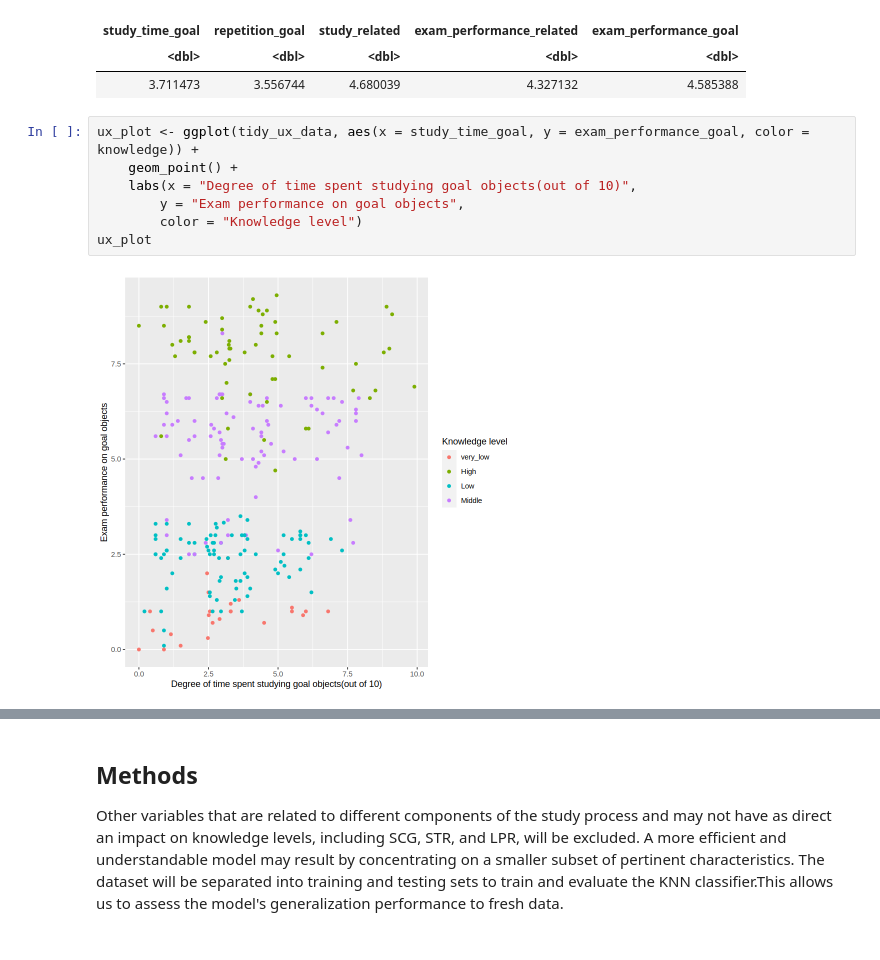
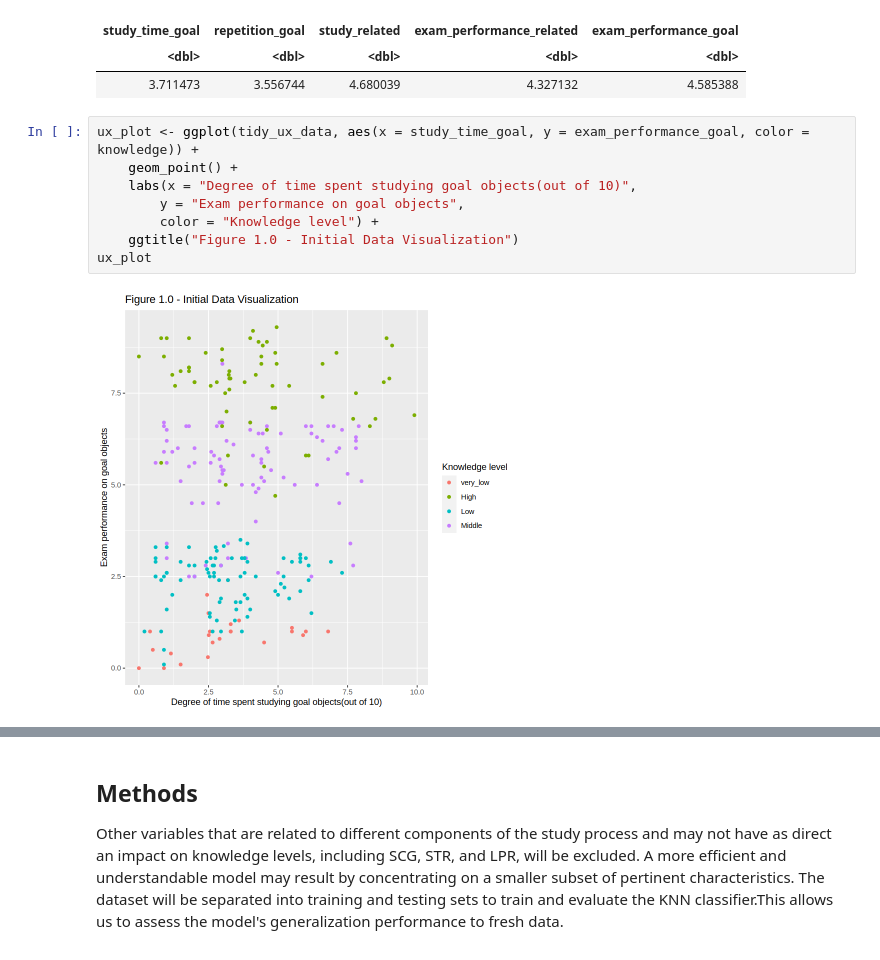
Before and after one commit to naomi-ng/DSCI100group_project, a Jupyter notebook: group_proposal.ipynb, the cells around one changed output, grey strips where cells are left out. Drawn from its saved outputs; the diff is of its cells as text.

Commit message:
Data Analysis and Visualization

```diff
--- a/group_proposal.ipynb
+++ b/group_proposal.ipynb
@@ -89,9 +95,10 @@ A tibble: 1 × 5
 # %%
 ux_plot <- ggplot(tidy_ux_data, aes(x = study_time_goal, y = exam_performance_goal, color = knowledge)) +
     geom_point() +
     labs(x = "Degree of time spent studying goal objects(out of 10)",
         y = "Exam performance on goal objects",
-        color = "Knowledge level")
+        color = "Knowledge level") +
+    ggtitle("Figure 1.0 - Initial Data Visualization")
 ux_plot
 # %% [output]
-[figure, old version]
+[figure, new version]
```
Also changed, not shown: parts of 13 cells of this notebook.
